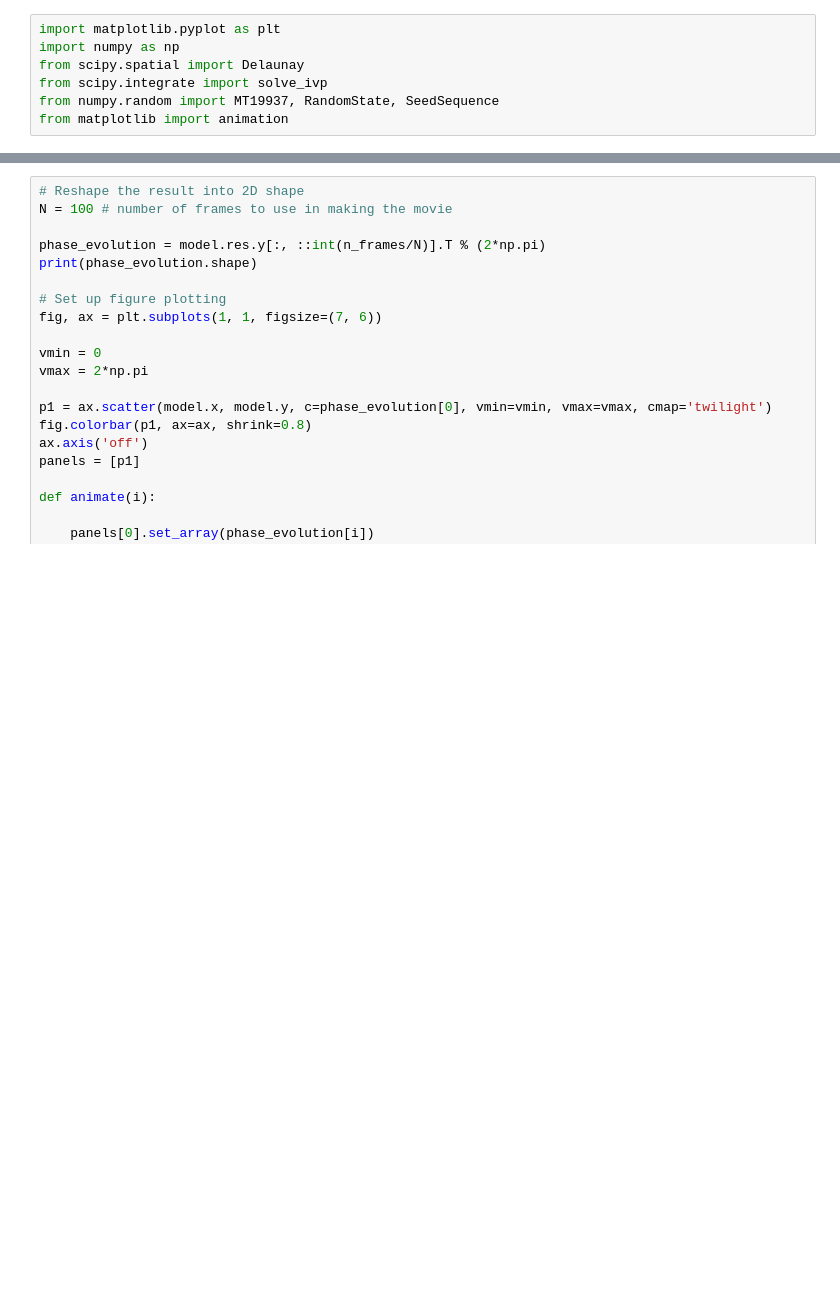
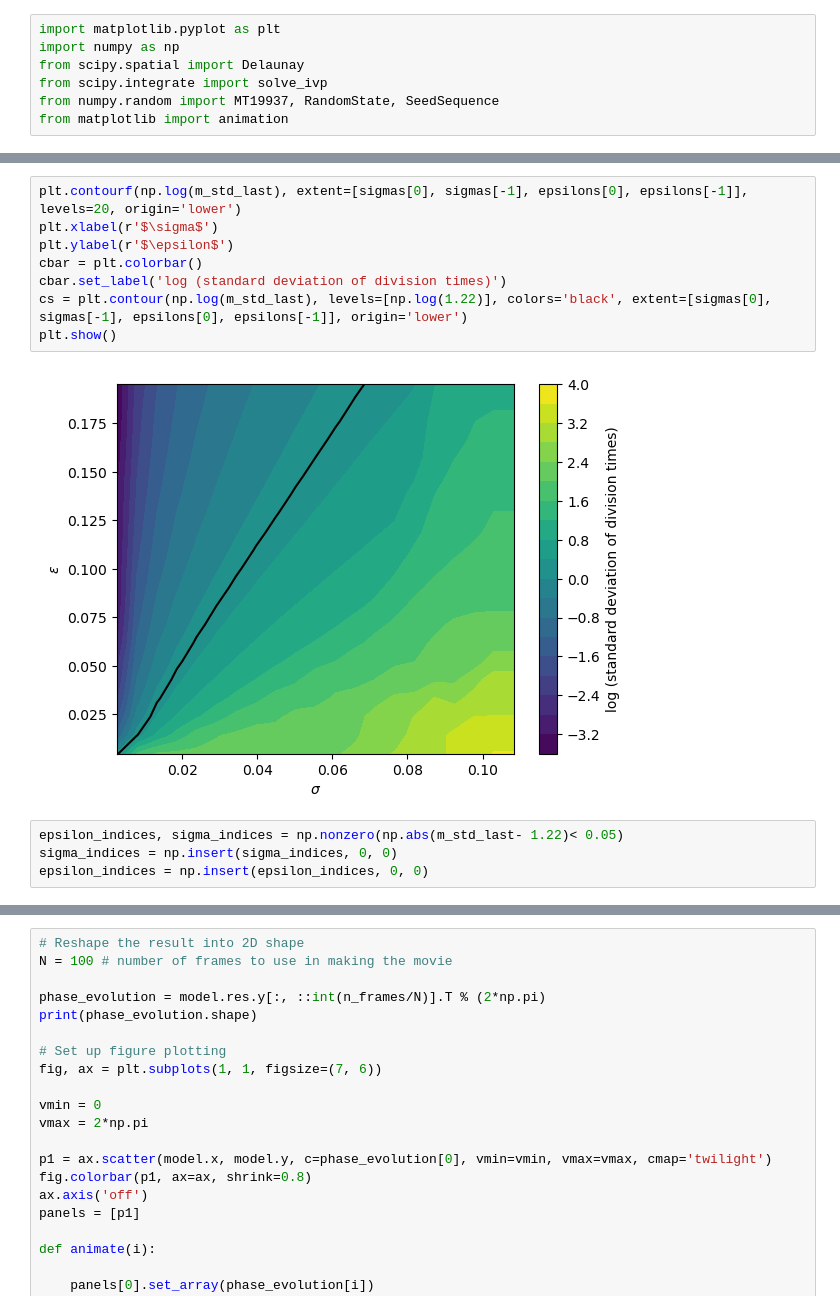
Before and after one commit to Irene-Li/MitoticWaves, a Jupyter notebook: kuramoto_hemisphere.ipynb, the cells around one changed output, grey strips where cells are left out. Cells and saved outputs as stored; diff of their text form; blank space fills up the shorter version.

```diff
--- a/kuramoto_hemisphere.ipynb
+++ b/kuramoto_hemisphere.ipynb
@@ -131,0 +276,14 @@ plt.show()
+# %%
+plt.contourf(np.log(m_std_last), extent=[sigmas[0], sigmas[-1], epsilons[0], epsilons[-1]], levels=20, origin='lower')
+plt.xlabel(r'$\sigma$')
+plt.ylabel(r'$\epsilon$')
+cbar = plt.colorbar()
+cbar.set_label('log (standard deviation of division times)')
+cs = plt.contour(np.log(m_std_last), levels=[np.log(1.22)], colors='black', extent=[sigmas[0], sigmas[-1], epsilons[0], epsilons[-1]], origin='lower')
+plt.show()
+# %% [output]
+[figure, added]
+# %%
+epsilon_indices, sigma_indices = np.nonzero(np.abs(m_std_last- 1.22)< 0.05)
+sigma_indices = np.insert(sigma_indices, 0, 0)
+epsilon_indices = np.insert(epsilon_indices, 0, 0)
```
Also changed, not shown: parts of 11 cells of this notebook, 19 other files.
